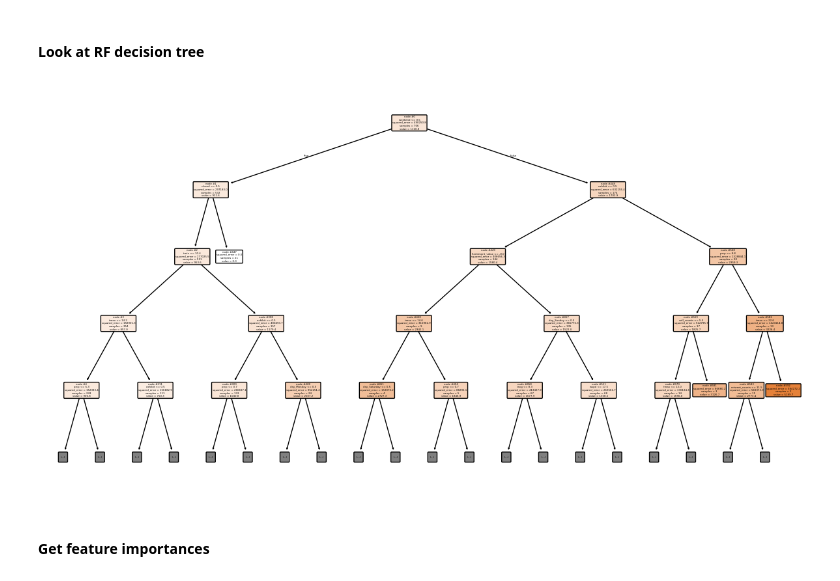
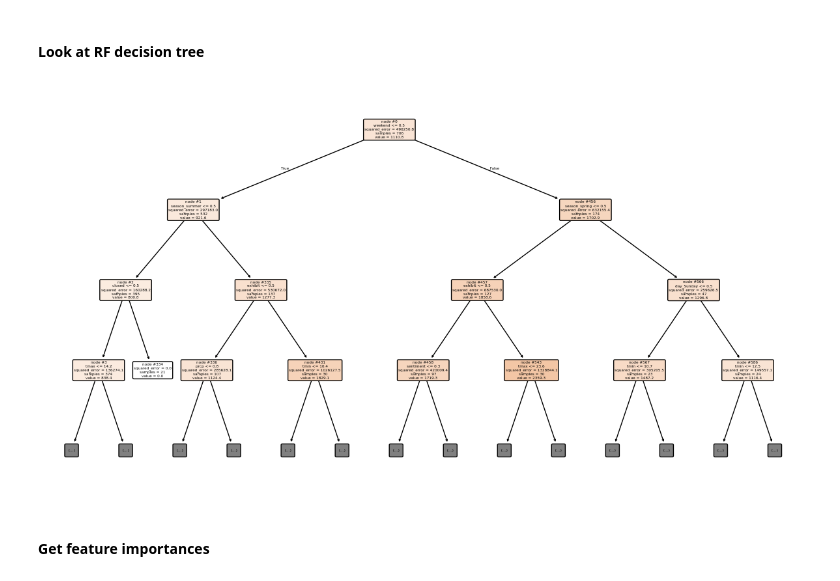
Before and after one commit to celiason/museum-visitor-model, a Jupyter notebook: sentiment.ipynb, the cells around one changed output. Saved outputs shown, nothing was run; the diff lists cells and outputs as text; code cells hidden in the pictures.

Commit message:
Update sentiment notebook to correct execution count and re-enable figure saving

```diff
--- a/sentiment.ipynb
+++ b/sentiment.ipynb
@@ -765,7 +834,8 @@ def is_within_date_range(date, start, end):
 # Define the date ranges for the exhibits
 exhibit_ranges = [
     ('2015-10-24', '2016-03-01'),  # death: the human experience
-    ('2015-07-04', '2015-09-13')  # art in nature
+    ('2015-07-04', '2015-09-13'),  # art in nature
+    ('2015-05-16', '2015-08-31'), # hogmorth
     # '2016-04-22' # art from everywhere
     # '2016-05-21' # rembrandt
 ]
@@ -870,0 +930,8 @@ Index(['Date', 'Museum', 'Kpi', 'Number_of_visitors', 'Comments',
+# %%
+# add a column
+merged_data_clim['promotion'] = merged_data_clim['self_counts']
+merged_data_clim['engagement'] = merged_data_clim['retweet_counts'] + merged_data_clim['likes_counts'] + merged_data_clim['total_counts']
+merged_data_clim.rename(columns={'Sentiment_value': 'sentiment'}, inplace=True)
+
+# get list of columns
+merged_data_clim.columns
@@ -872,9 +953,8 @@ Index(['Date', 'Museum', 'Kpi', 'Number_of_visitors', 'Comments',
 ### Clean the data set
 # %%
 # Select relevant variables
-selected_columns = ['date', 'day', 'weekend', 'Number_of_visitors', 'exhibit', 'self_counts', 'Sentiment_value', 'retweet_counts', 'closed', 'likes_counts', 'tavg', 'prcp', 'tmin', 'tmax', 'wspd']
-
-# selected_columns2 = ['date', 'season', 'trend', 'retweet_counts', 'likes_counts', 'positive_counts', 'negative_counts', 'neutral_counts', 'tavg', 'prcp', 'tmin', 'tmax', 'wspd']
+selected_columns = ['date', 'day', 'weekend', 'Number_of_visitors', 'exhibit', 'promotion', 'sentiment', 'engagement', 'closed', 'prcp', 'tmin', 'tmax', 'wspd', 'season']
+# selected_columns = ['date', 'day', 'weekend', 'Number_of_visitors', 'exhibit', 'promotion', 'engagement', 'closed', 'tavg', 'tmin', 'tmax', 'wspd', 'season']
 
 # Don't drop NAs
 cleaned_data = merged_data_clim[selected_columns]
@@ -883,4 +963,6 @@ cleaned_data = merged_data_clim[selected_columns]
 # cleaned_data = merged_data_clim[selected_columns].dropna()
 
 cleaned_data.head()
+
+# merged_data_clim[selected_columns].isna().sum()
 # %% [output]
@@ -893,5 +993,5 @@ cleaned_data.head()
 # %%
-cleaned_data = pd.get_dummies(cleaned_data, columns=['day'])
-# cleaned_data = pd.get_dummies(cleaned_data, columns=['season'])
+cleaned_data = pd.get_dummies(cleaned_data, columns=['day', 'season'])
+# cleaned_data = pd.get_dummies(cleaned_data, columns=['day'])
 cleaned_data.head()
 # %% [output]
@@ -1081,28 +1189,30 @@ dtype: int64
 # %% [markdown]
 #### Look at RF decision tree
 # %%
+from sklearn import tree
+
 # import pybaobabdt
 
 # Get the feature names
 feature_names = X_train.columns
 
 # Pick the first tree from the forest
 dtree1 = model_rf.estimators_[0]
 
 # Plot the tree
 plt.figure(figsize=(15, 8))
-tree.plot_tree(dtree1, feature_names=feature_names, max_depth=4, filled=True, node_ids=True, rounded=True, precision=1)
+tree.plot_tree(dtree1, feature_names=feature_names, max_depth=3, filled=True, node_ids=True, rounded=True, precision=1)
 
 # text_representation = tree.export_text(dtree1, feature_names=feature_names)
 # print(text_representation)
 
 plt.savefig('figs/tree.png', dpi=600)
 
 # Another way
 # m = dtreeviz.model(dtree1, X_train, y_train, feature_names=feature_names, target_name='Number_of_visitors')
 # m.view(depth_range_to_display=[0,1,2])
 # %% [output]
-[figure, old version]
+[figure, new version]
 # %% [markdown]
 #### Get feature importances
 # %%
```
Also changed, not shown: parts of 49 cells of this notebook, 8 other files.
